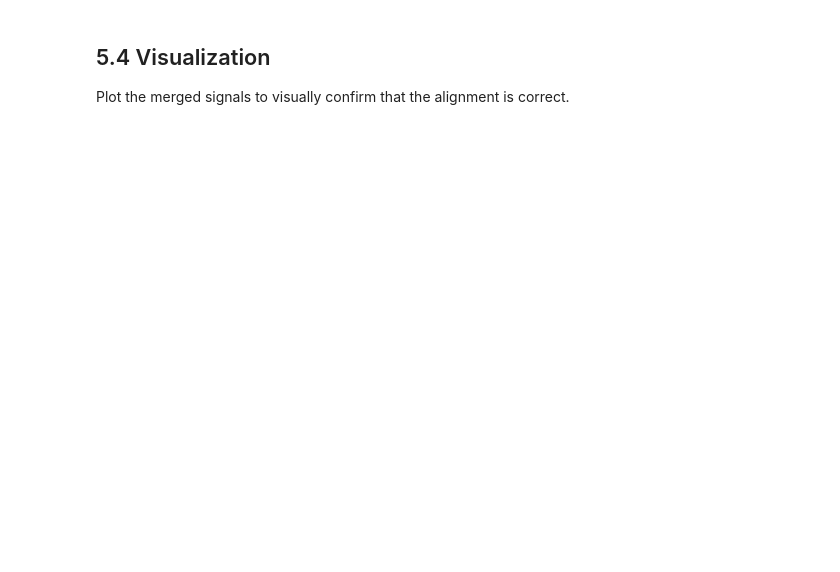
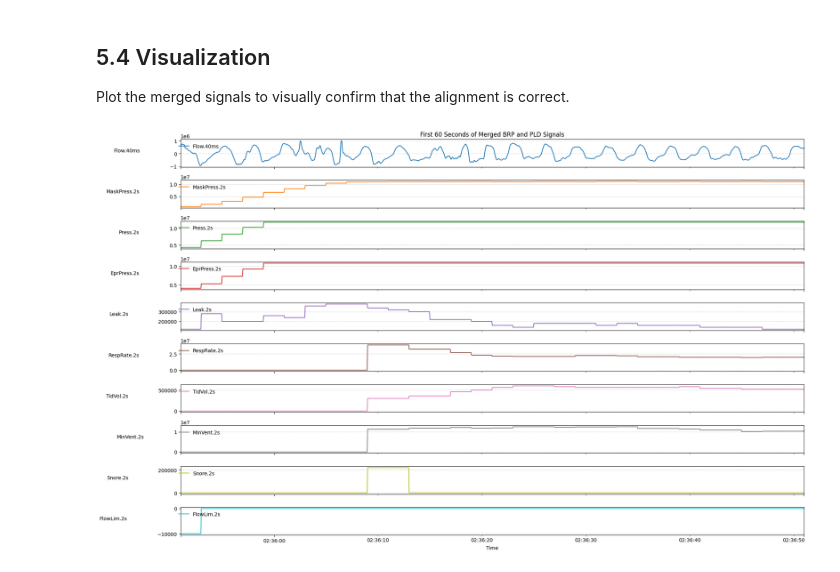
Before and after one commit to joegibes/apnea-score, a Jupyter notebook: notebooks/05_BRP_PLD_Processing.ipynb, the cells around one changed output. Drawn from its saved outputs; the diff is of its cells as text; code cells hidden in the pictures; blank space fills up the shorter version.

```diff
--- a/notebooks/05_BRP_PLD_Processing.ipynb
+++ b/notebooks/05_BRP_PLD_Processing.ipynb
@@ -100,13 +128,26 @@ Plot the merged signals to visually confirm that the alignment is correct.
 # %%
 if session_df is not None:
     # Plot the first 60 seconds of the data
     plot_duration_s = 60
     plot_end_time = session_df.index.min() + pd.Timedelta(seconds=plot_duration_s)
     plot_data = session_df.loc[session_df.index.min():plot_end_time]
 
-    fig, ax = plt.subplots(figsize=(20, 8))
-    plot_data.plot(ax=ax, subplots=True, legend=True)
-    ax.set_title(f'First {plot_duration_s} Seconds of Merged BRP and PLD Signals')
-    ax.set_xlabel('Time')
-    fig.tight_layout()
+    axes = plot_data.plot(
+        subplots=True,
+        figsize=(20, 12),
+        sharex=True,
+        legend=False  # We'll add custom legends/labels
+    )
+
+    for ax, col in zip(axes, plot_data.columns):
+        ax.set_ylabel(col, rotation=0, labelpad=60, ha='right', va='center')
+        ax.yaxis.set_label_position("left")
+        ax.legend([col], loc='upper left', bbox_to_anchor=(-0.01, 1.0), frameon=False)
+        ax.grid(True, axis='y', linestyle='--', alpha=0.5)
+
+    axes[0].set_title(f'First {plot_duration_s} Seconds of Merged BRP and PLD Signals')
+    axes[-1].set_xlabel('Time')
+    plt.tight_layout()
     plt.show()
+# %% [output]
+[figure, added]
```
Also changed, not shown: parts of 1 cell of this notebook, 2 other files.
